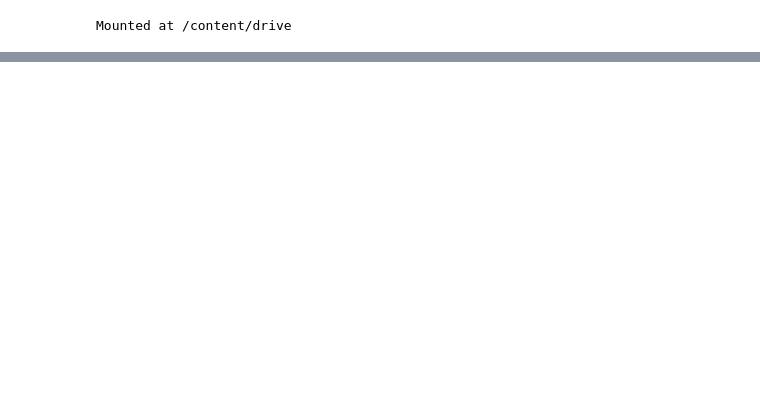
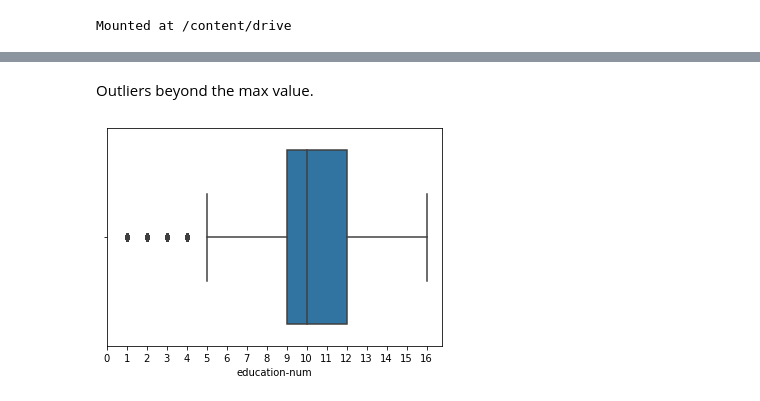
Before and after one commit to hport15/prediction, a Jupyter notebook: Project_2.ipynb, the cells around one changed output, grey strips where cells are left out. Saved outputs shown, nothing was run; the diff lists cells and outputs as text; code cells hidden in the pictures; blank space fills up the shorter version.

```diff
--- a/Project_2.ipynb
+++ b/Project_2.ipynb
@@ -71,0 +204,8 @@ df2.head()
+# %% [markdown]
+Outliers beyond the max value.
+# %%
+# education num
+sns.boxplot(df['education-num'])
+plt.xticks(range(0,17));
+# %% [output]
+[figure, added]
```
Also changed, not shown: parts of 28 cells of this notebook.
